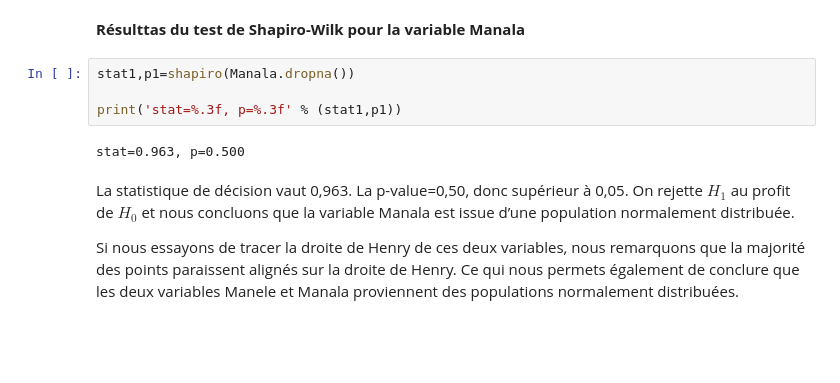
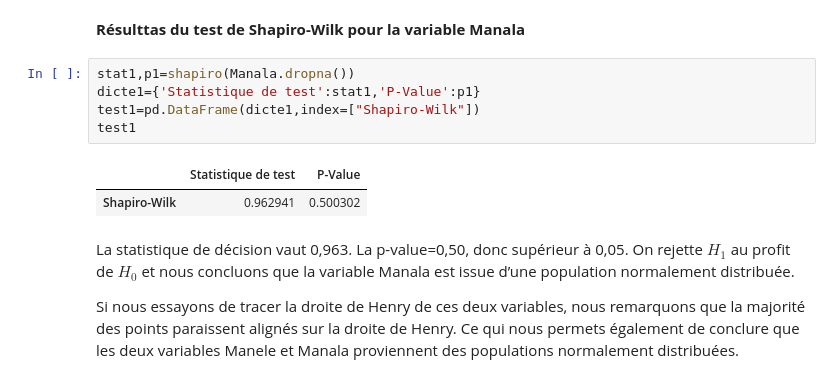
Before and after one commit to bigirimanainnocent12/Test-T-de-student-pour-deux-chantillons-ind-pendants, a Jupyter notebook: Test_T_de_Student_Pour_Deux_échantillons_Indépendants.ipynb, the cells around one changed output. Saved outputs shown, nothing was run; the diff lists cells and outputs as text; blank space fills up the shorter version.

```diff
--- a/Test_T_de_Student_Pour_Deux_échantillons_Indépendants.ipynb
+++ b/Test_T_de_Student_Pour_Deux_échantillons_Indépendants.ipynb
@@ -114,12 +116,14 @@ stat=0.991, p=0.997
 La statistique de décision vaut 0,991. La p-value=0,997 donc supérieur à 0,05. On rejette $H_1$ au profit de $H_0$ et nous concluons que la variable Manele est issue d’une population normalement distribuée.
 # %% [markdown]
 **Résulttas du test de Shapiro-Wilk pour la variable Manala**
-# %%
-stat1,p1=shapiro(Manala.dropna())
-
-print('stat=%.3f, p=%.3f' % (stat1,p1))
-# %% [output]
-stat=0.963, p=0.500
+# %%
+stat1,p1=shapiro(Manala.dropna())
+dicte1={'Statistique de test':stat1,'P-Value':p1}
+test1=pd.DataFrame(dicte1,index=["Shapiro-Wilk"])
+test1
+# %% [output]
+|  | Statistique de test | P-Value |
+| Shapiro-Wilk | 0.962941 | 0.500302 |
 # %% [markdown]
 La statistique de décision vaut 0,963. La p-value=0,50, donc supérieur à 0,05. On rejette $H_1$ au profit de $H_0$ et nous concluons que la variable Manala est issue d’une population normalement distribuée.
 
```
Also changed, not shown: parts of 20 cells of this notebook.
